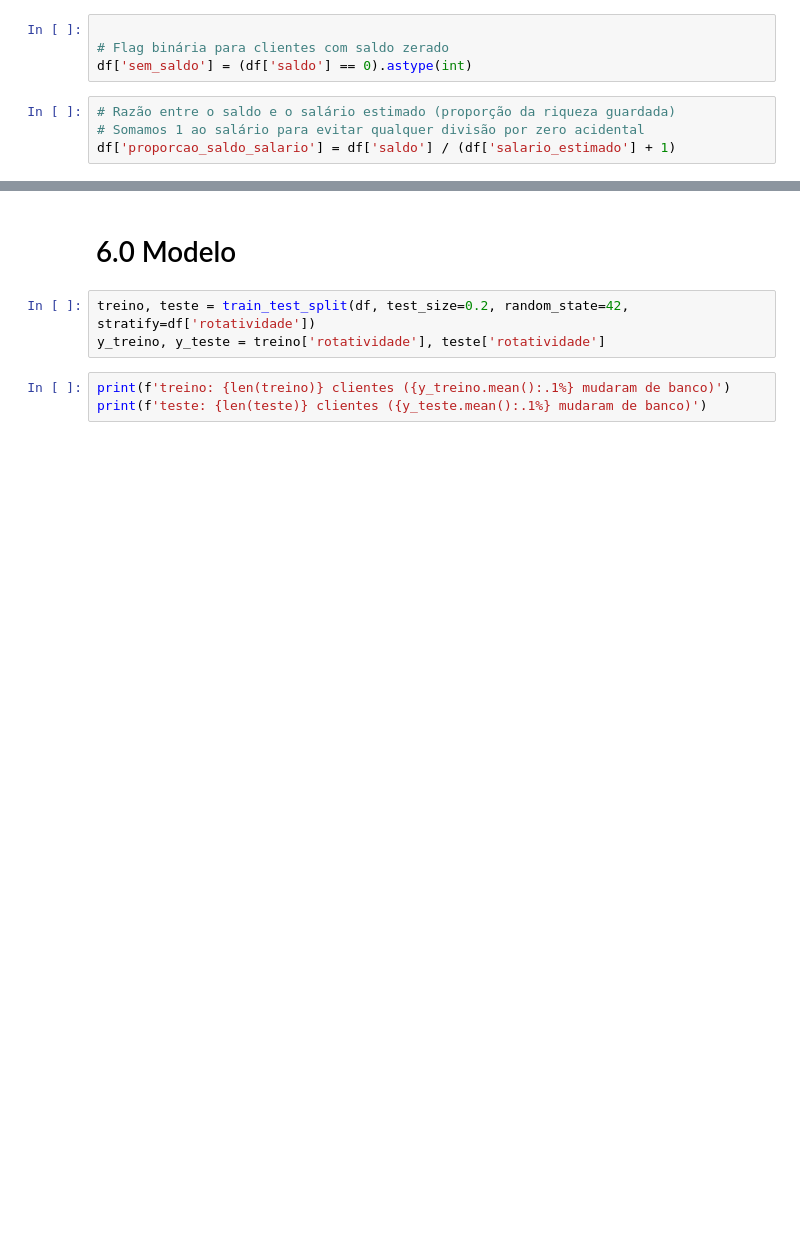
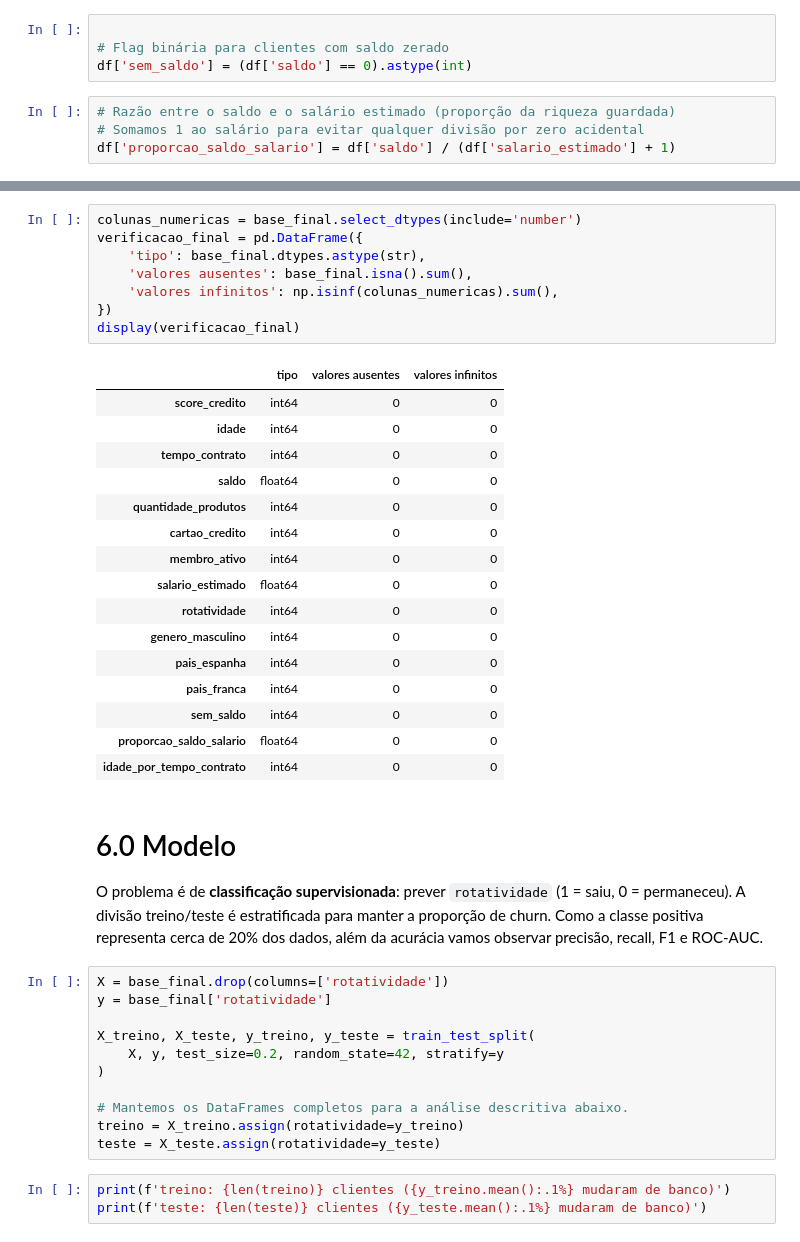
Before and after one commit to hrsJesus/projeto-fundamentos-ml, a Jupyter notebook: projeto.ipynb, the cells around one changed output, grey strips where cells are left out. Saved outputs shown, nothing was run; the diff lists cells and outputs as text; blank space fills up the shorter version.

```diff
--- a/projeto.ipynb
+++ b/projeto.ipynb
@@ -404,8 +429,43 @@ print(f"Novo formato do DataFrame: {df.shape[0]} linhas e {df.shape[1]} colunas.
+# %%
+colunas_numericas = base_final.select_dtypes(include='number')
+verificacao_final = pd.DataFrame({
+    'tipo': base_final.dtypes.astype(str),
+    'valores ausentes': base_final.isna().sum(),
+    'valores infinitos': np.isinf(colunas_numericas).sum(),
+})
+display(verificacao_final)
+# %% [output]
+|  | tipo | valores ausentes | valores infinitos |
+| score_credito | int64 | 0 | 0 |
+| idade | int64 | 0 | 0 |
+| tempo_contrato | int64 | 0 | 0 |
+| saldo | float64 | 0 | 0 |
+| quantidade_produtos | int64 | 0 | 0 |
+| cartao_credito | int64 | 0 | 0 |
+| membro_ativo | int64 | 0 | 0 |
+| salario_estimado | float64 | 0 | 0 |
+| rotatividade | int64 | 0 | 0 |
+| genero_masculino | int64 | 0 | 0 |
+| pais_espanha | int64 | 0 | 0 |
+| pais_franca | int64 | 0 | 0 |
+| sem_saldo | int64 | 0 | 0 |
+| proporcao_saldo_salario | float64 | 0 | 0 |
+| idade_por_tempo_contrato | int64 | 0 | 0 |
 # %% [markdown]
 # 6.0 Modelo
+
+O problema é de **classificação supervisionada**: prever `rotatividade` (1 = saiu, 0 = permaneceu). A divisão treino/teste é estratificada para manter a proporção de churn. Como a classe positiva representa cerca de 20% dos dados, além da acurácia vamos observar precisão, recall, F1 e ROC-AUC.
 # %%
-treino, teste = train_test_split(df, test_size=0.2, random_state=42, stratify=df['rotatividade'])
-y_treino, y_teste = treino['rotatividade'], teste['rotatividade']
+X = base_final.drop(columns=['rotatividade'])
+y = base_final['rotatividade']
+
+X_treino, X_teste, y_treino, y_teste = train_test_split(
+    X, y, test_size=0.2, random_state=42, stratify=y
+)
+
+# Mantemos os DataFrames completos para a análise descritiva abaixo.
+treino = X_treino.assign(rotatividade=y_treino)
+teste = X_teste.assign(rotatividade=y_teste)
 # %%
 print(f'treino: {len(treino)} clientes ({y_treino.mean():.1%} mudaram de banco)')
 print(f'teste: {len(teste)} clientes ({y_teste.mean():.1%} mudaram de banco)')
```
Also changed, not shown: parts of 13 cells of this notebook.
